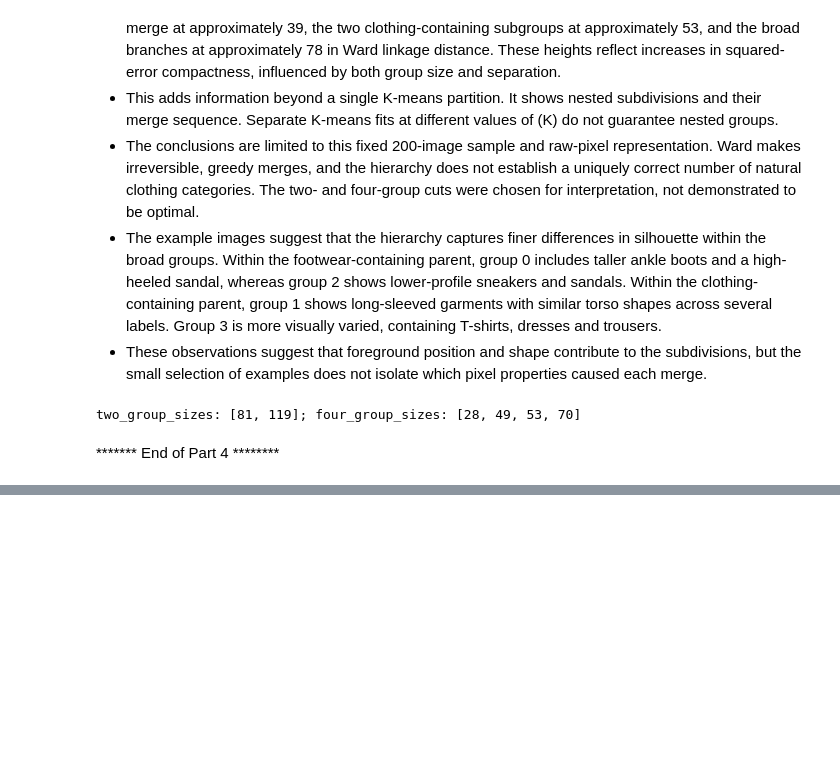
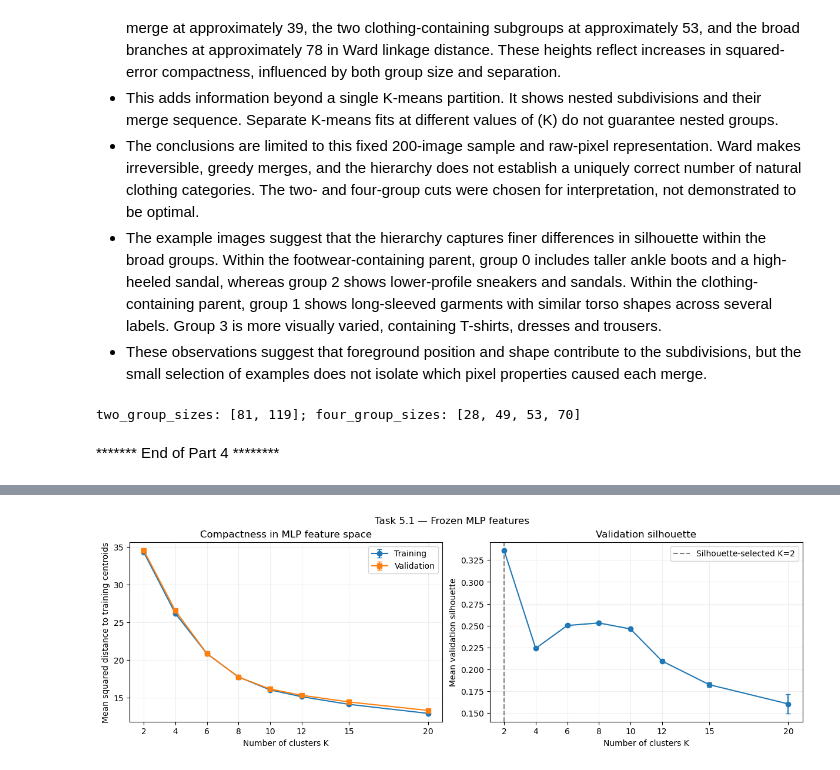
Before and after one commit to selvathandavarayan-crypto/ec251098-ML, a Jupyter notebook: ML_CW_2026.ipynb, the cells around one changed output, grey strips where cells are left out. Saved outputs shown, nothing was run; the diff lists cells and outputs as text; code cells hidden in the pictures; blank space fills up the shorter version.

```diff
--- a/ML_CW_2026.ipynb
+++ b/ML_CW_2026.ipynb
@@ -2548,0 +2551,20 @@ two_group_sizes: [81, 119]; four_group_sizes: [28, 49, 53, 70]
+# %%
+#load and freeze the MLP
+checkpoint_path = Path("results/part3/P3-w256-e500-l0.01-dropout-seed42.pt")
+checkpoint = torch.load(checkpoint_path,map_location="cpu",weights_only=True,)
+
+feature_model = RegularisedMLP(width=checkpoint["width"],dropout=checkpoint["dropout"],)
+feature_model.load_state_dict(checkpoint["model_state"])
+feature_model = feature_model.to(device)
+
+# Disable dropout and prevent parameter updates.
+feature_model.eval()
+feature_model.requires_grad_(False)
+
+print("Checkpoint:", checkpoint_path)
+print("Selected epoch:", checkpoint["epoch"])
+print("Hidden units:", checkpoint["width"])
+print("Training dropout:", checkpoint["dropout"])
+print("Evaluation mode:", not feature_model.training)
+print("All parameters frozen:",
+    all(not p.requires_grad for p in feature_model.parameters()),)
@@ -2548,0 +2707,29 @@ two_group_sizes: [81, 119]; four_group_sizes: [28, 49, 53, 70]
+# %%
+#plot the feaure-space results
+fig, axes = plt.subplots(1, 2, figsize=(12, 4), layout="constrained")
+for split, marker in [("train", "o"), ("val", "s")]:
+    axes[0].errorbar(mlp_k_summary["K"],mlp_k_summary[f"{split}_distance_mean"],
+        yerr=mlp_k_summary[f"{split}_distance_std"],marker=marker,
+        capsize=3,label={"train": "Training", "val": "Validation"}[split],)
+
+axes[0].set_title("Compactness in MLP feature space")
+axes[0].set_ylabel("Mean squared distance to training centroids")
+axes[0].legend()
+
+axes[1].errorbar(mlp_k_summary["K"],mlp_k_summary["silhouette_mean"],
+    yerr=mlp_k_summary["silhouette_std"],marker="o",capsize=3,)
+axes[1].axvline(mlp_selected_k,color="gray",linestyle="--",
+    label=f"Silhouette-selected K={mlp_selected_k}",)
+axes[1].set_title("Validation silhouette")
+axes[1].set_ylabel("Mean validation silhouette")
+axes[1].legend()
+
+for ax in axes:
+    ax.set_xlabel("Number of clusters K")
+    ax.set_xticks(K_VALUES)
+    ax.grid(alpha=0.2)
+fig.suptitle("Task 5.1 — Frozen MLP features")
+fig.savefig(part5_1_dir / "frozen_mlp_features.png",dpi=150,)
+plt.show()
+# %% [output]
+[figure, added]
```
Also changed, not shown: parts of 20 cells of this notebook.
